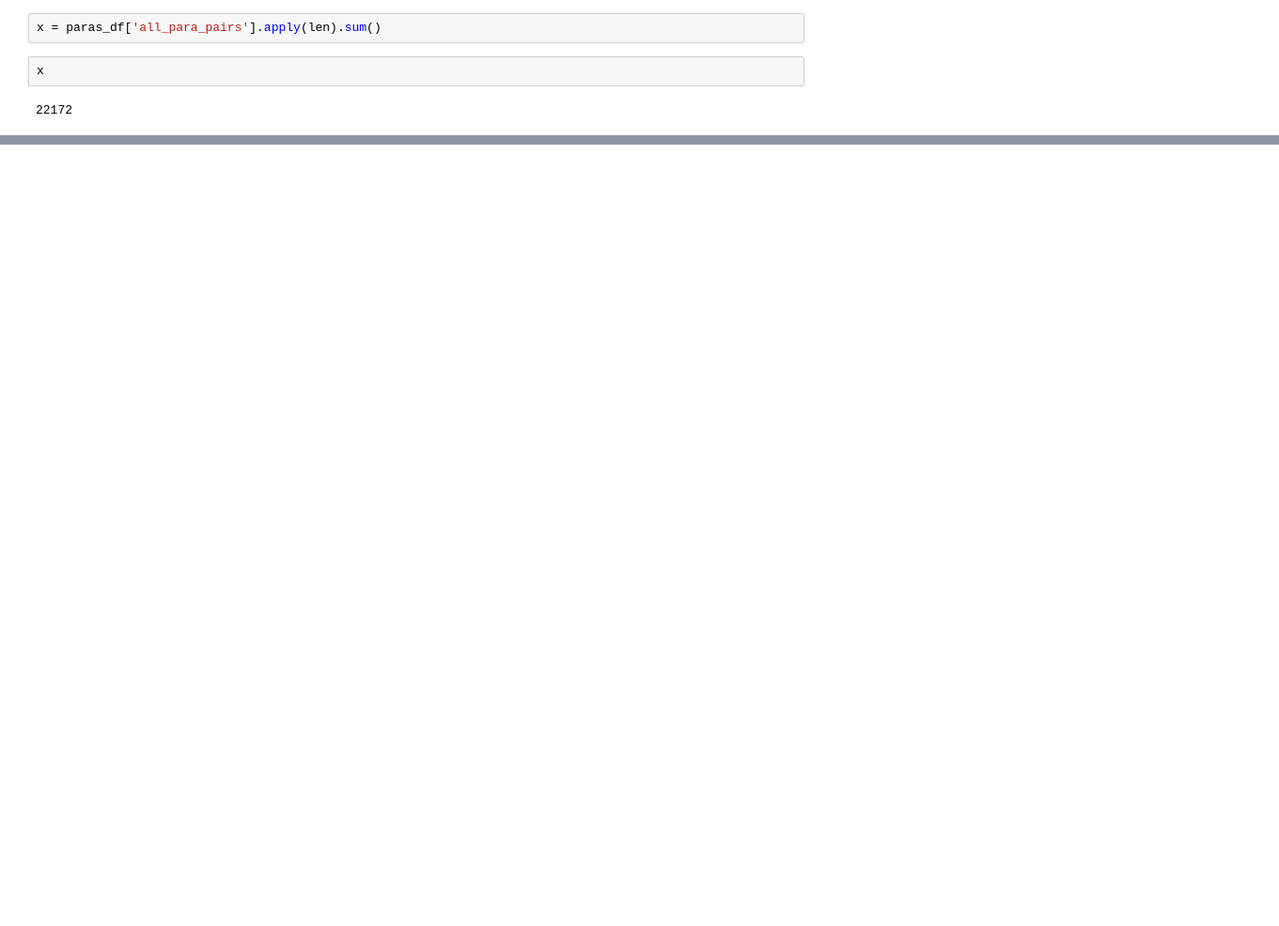
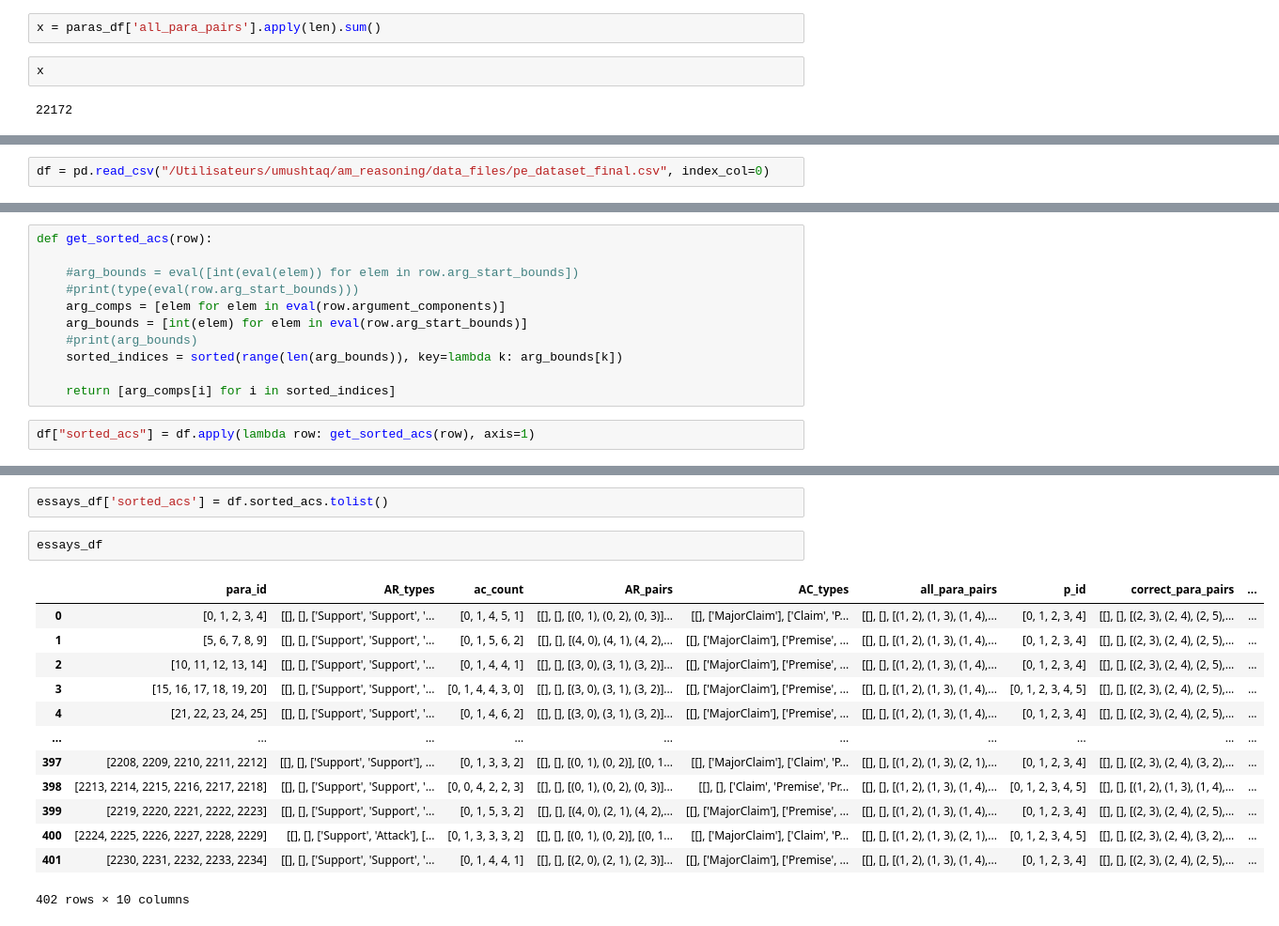
Before and after one commit to mohammadoumar/am_reasoning, a Jupyter notebook: notebooks/dataset_paragraph.ipynb, the cells around one changed output, grey strips where cells are left out. Shown: that part at 94% size. Drawn from its saved outputs; the diff is of its cells as text; blank space fills up the shorter version.

Commit message:
pe dataset updates

```diff
--- a/notebooks/dataset_paragraph.ipynb
+++ b/notebooks/dataset_paragraph.ipynb
@@ -177,0 +515,2 @@ x
+# %%
+df = pd.read_csv("/Utilisateurs/umushtaq/am_reasoning/data_files/pe_dataset_final.csv", index_col=0)
@@ -177,0 +605,13 @@ x
+# %%
+def get_sorted_acs(row):
+
+    #arg_bounds = eval([int(eval(elem)) for elem in row.arg_start_bounds])
+    #print(type(eval(row.arg_start_bounds)))
+    arg_comps = [elem for elem in eval(row.argument_components)]
+    arg_bounds = [int(elem) for elem in eval(row.arg_start_bounds)]
+    #print(arg_bounds)
+    sorted_indices = sorted(range(len(arg_bounds)), key=lambda k: arg_bounds[k])
+
+    return [arg_comps[i] for i in sorted_indices]
+# %%
+df["sorted_acs"] = df.apply(lambda row: get_sorted_acs(row), axis=1)
@@ -177,0 +634,18 @@ x
+# %%
+essays_df['sorted_acs'] = df.sorted_acs.tolist()
+# %%
+essays_df
+# %% [output]
+|  | para_id | AR_types | ac_count | AR_pairs | AC_types | all_para_pairs | p_id | correct_para_pairs | ... |
+| 0 | [0, 1, 2, 3, 4] | [[], [], ['Support', 'Support', '... | [0, 1, 4, 5, 1] | [[], [], [(0, 1), (0, 2), (0, 3)]... | [[], ['MajorClaim'], ['Claim', 'P... | [[], [], [(1, 2), (1, 3), (1, 4),... | [0, 1, 2, 3, 4] | [[], [], [(2, 3), (2, 4), (2, 5),... | ... |
+| 1 | [5, 6, 7, 8, 9] | [[], [], ['Support', 'Support', '... | [0, 1, 5, 6, 2] | [[], [], [(4, 0), (4, 1), (4, 2),... | [[], ['MajorClaim'], ['Premise', ... | [[], [], [(1, 2), (1, 3), (1, 4),... | [0, 1, 2, 3, 4] | [[], [], [(2, 3), (2, 4), (2, 5),... | ... |
+| 2 | [10, 11, 12, 13, 14] | [[], [], ['Support', 'Support', '... | [0, 1, 4, 4, 1] | [[], [], [(3, 0), (3, 1), (3, 2)]... | [[], ['MajorClaim'], ['Premise', ... | [[], [], [(1, 2), (1, 3), (1, 4),... | [0, 1, 2, 3, 4] | [[], [], [(2, 3), (2, 4), (2, 5),... | ... |
+| 3 | [15, 16, 17, 18, 19, 20] | [[], [], ['Support', 'Support', '... | [0, 1, 4, 4, 3, 0] | [[], [], [(3, 0), (3, 1), (3, 2)]... | [[], ['MajorClaim'], ['Premise', ... | [[], [], [(1, 2), (1, 3), (1, 4),... | [0, 1, 2, 3, 4, 5] | [[], [], [(2, 3), (2, 4), (2, 5),... | ... |
+| 4 | [21, 22, 23, 24, 25] | [[], [], ['Support', 'Support', '... | [0, 1, 4, 6, 2] | [[], [], [(3, 0), (3, 1), (3, 2)]... | [[], ['MajorClaim'], ['Premise', ... | [[], [], [(1, 2), (1, 3), (1, 4),... | [0, 1, 2, 3, 4] | [[], [], [(2, 3), (2, 4), (2, 5),... | ... |
+| ... | ... | ... | ... | ... | ... | ... | ... | ... | ... |
+| 397 | [2208, 2209, 2210, 2211, 2212] | [[], [], ['Support', 'Support'], ... | [0, 1, 3, 3, 2] | [[], [], [(0, 1), (0, 2)], [(0, 1... | [[], ['MajorClaim'], ['Claim', 'P... | [[], [], [(1, 2), (1, 3), (2, 1),... | [0, 1, 2, 3, 4] | [[], [], [(2, 3), (2, 4), (3, 2),... | ... |
+| 398 | [2213, 2214, 2215, 2216, 2217, 2218] | [[], [], ['Support', 'Support', '... | [0, 0, 4, 2, 2, 3] | [[], [], [(0, 1), (0, 2), (0, 3)]... | [[], [], ['Claim', 'Premise', 'Pr... | [[], [], [(1, 2), (1, 3), (1, 4),... | [0, 1, 2, 3, 4, 5] | [[], [], [(1, 2), (1, 3), (1, 4),... | ... |
+| 399 | [2219, 2220, 2221, 2222, 2223] | [[], [], ['Support', 'Support', '... | [0, 1, 5, 3, 2] | [[], [], [(4, 0), (2, 1), (4, 2),... | [[], ['MajorClaim'], ['Premise', ... | [[], [], [(1, 2), (1, 3), (1, 4),... | [0, 1, 2, 3, 4] | [[], [], [(2, 3), (2, 4), (2, 5),... | ... |
+| 400 | [2224, 2225, 2226, 2227, 2228, 2229] | [[], [], ['Support', 'Attack'], [... | [0, 1, 3, 3, 3, 2] | [[], [], [(0, 1), (0, 2)], [(0, 1... | [[], ['MajorClaim'], ['Claim', 'P... | [[], [], [(1, 2), (1, 3), (2, 1),... | [0, 1, 2, 3, 4, 5] | [[], [], [(2, 3), (2, 4), (3, 2),... | ... |
+| 401 | [2230, 2231, 2232, 2233, 2234] | [[], [], ['Support', 'Support', '... | [0, 1, 4, 4, 1] | [[], [], [(2, 0), (2, 1), (2, 3)]... | [[], ['MajorClaim'], ['Premise', ... | [[], [], [(1, 2), (1, 3), (1, 4),... | [0, 1, 2, 3, 4] | [[], [], [(2, 3), (2, 4), (2, 5),... | ... |
+402 rows × 10 columns
```
Also changed, not shown: parts of 44 cells of this notebook, 1 other file.
